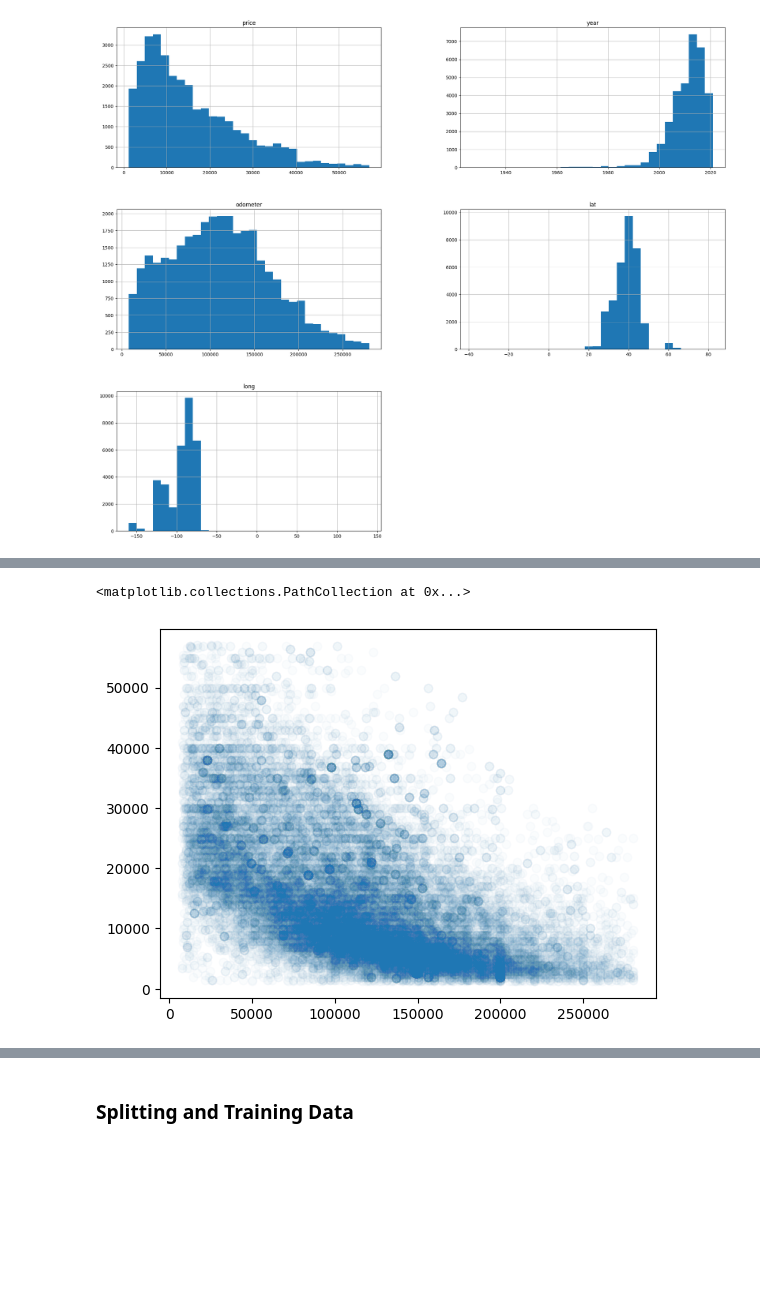
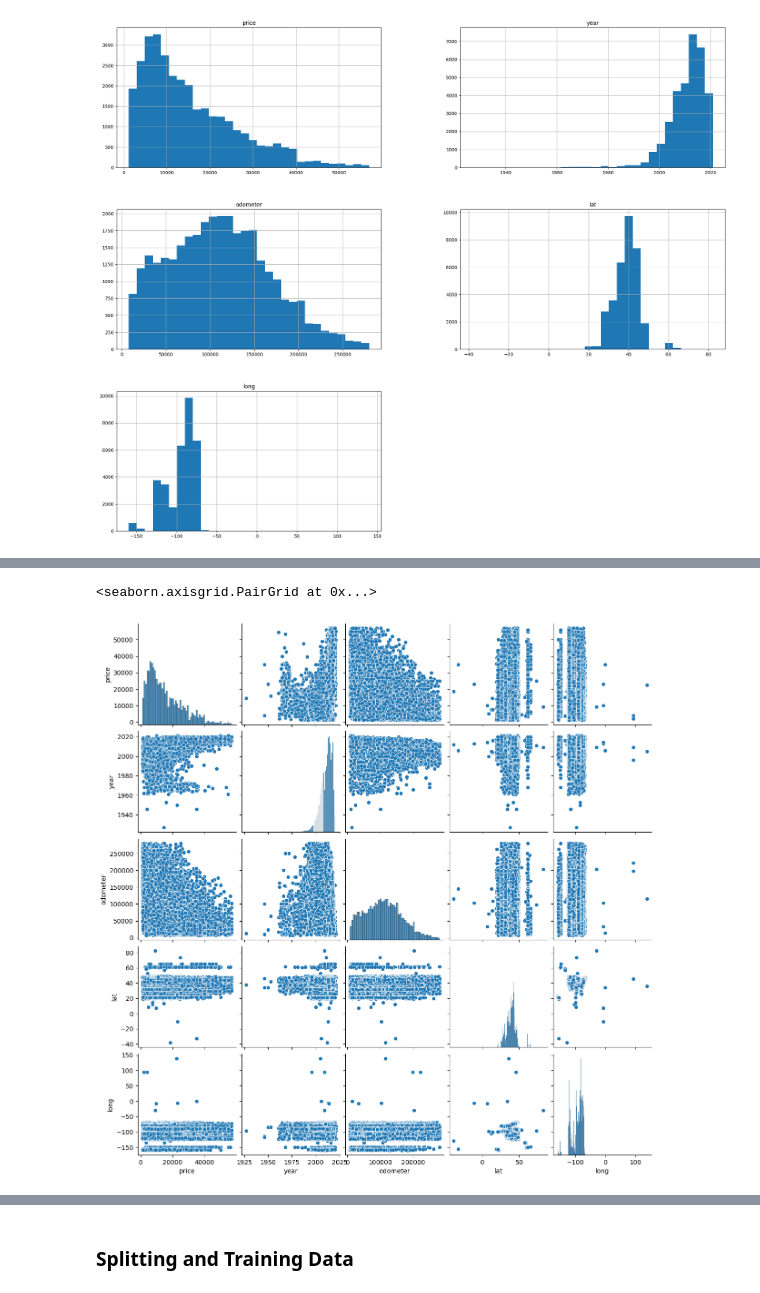
Before and after one commit to Ali7109/3401Project, a Jupyter notebook: src/CarPredictionModel.ipynb, the cells around one changed output, grey strips where cells are left out. Saved outputs shown, nothing was run; the diff lists cells and outputs as text; code cells hidden in the pictures; blank space fills up the shorter version.

Commit message:
changed some of the graphs

```diff
--- a/src/CarPredictionModel.ipynb
+++ b/src/CarPredictionModel.ipynb
@@ -155,5 +140,5 @@ plt.scatter(vehicles['year'], vehicles['price'], alpha=0.01)
-# %%
-plt.scatter(vehicles['odometer'], vehicles['price'], alpha=0.02)
-# %% [output]
-<matplotlib.collections.PathCollection at 0x...>
-[figure, removed]
+# %%
+sns.pairplot(vehicles)
+# %% [output]
+<seaborn.axisgrid.PairGrid at 0x...>
+[figure, added]
```
Also changed, not shown: parts of 10 cells of this notebook.
